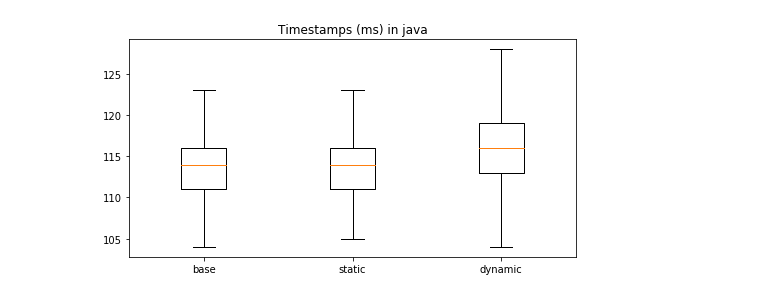
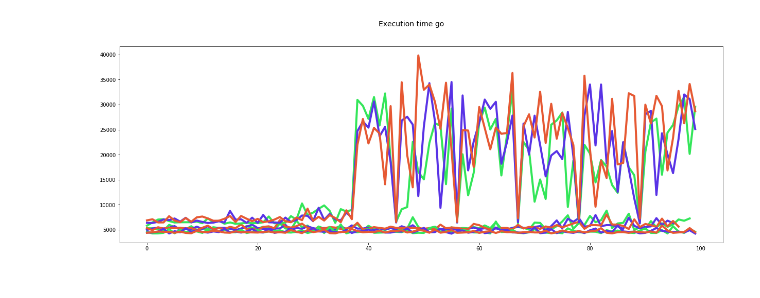
Before and after one commit to SINTEF-9012/thingml-diversifier, a Jupyter notebook: src/main/python/experiment1/performances.ipynb, the cells around one changed output. Cells and saved outputs as stored; diff of their text form; code cells hidden in the pictures.

```diff
--- a/src/main/python/experiment1/performances.ipynb
+++ b/src/main/python/experiment1/performances.ipynb
@@ -115,78 +115,85 @@ def plotTS(ts, language, mode):
 def plotMem(ts, language, mode):
     c = color(mode,1)
     fig.suptitle('Memory ' + language, fontsize=14)
-    for s in ts:
-        plt.plot(s, color=grey(mode), zorder=0)
+#     for s in ts:
+#         plt.plot(s, color=grey(mode), zorder=0)
     avg = []
     for i in range(0, np.array(ts).shape[1]):
         avg.append(np.mean(np.array(ts)[:, i]))
     plt.plot(avg, color=c, linewidth=4, zorder=1)
-    mean = np.mean(np.array(ts).flatten())
-    std = np.std(np.array(ts))
-    plt.plot(bounds(mode, ts[0]), [mean-std, mean+std], linewidth=8, color='black', ls='dotted', zorder=2)
+#     mean = np.mean(np.array(ts).flatten())
+#     std = np.std(np.array(ts))
+#     plt.plot(bounds(mode, ts[0]), [mean-std, mean+std], linewidth=8, color='black', ls='dotted', zorder=2)
 
 def plotT(t, language, mode):
     c = color(mode,1)
     fig.suptitle('Execution time ' + language, fontsize=14)
     plt.plot(t, color=c, linewidth=4, zorder=0)
-    mean = np.mean(np.array(t).flatten())
-    std = np.mean(np.array(t).flatten())
-    plt.plot(bounds(mode, t), [mean-std, mean+std], linewidth=8, color='black', ls='dotted', zorder=1)
+#     mean = np.mean(np.array(t).flatten())
+#     std = np.mean(np.array(t).flatten())
+#     plt.plot(bounds(mode, t), [mean-std, mean+std], linewidth=8, color='black', ls='dotted', zorder=1)
 # %%
 #FIXME: not the most efficient code ever...
+fig = plt.figure(fig_counter, figsize=(21,7))
+fig_counter = fig_counter + 1
 for language in languages:
-    global fig_counter
+#     global fig_counter
 
 #     fig = plt.figure(fig_counter, figsize=(21,7))
 #     for mode in modes:
 #         ts, mem, t = allData(language, mode)
 #         plotTS(ts, language, mode)
 #     plt.show()
 #     fig_counter = fig_counter + 1
 
-#     fig = plt.figure(fig_counter, figsize=(21,7))
+
+    for mode in modes:
+        ts, mem, t = allData(language, mode)
+        plotT(t, language, mode)
+plt.show()
+
+
+fig = plt.figure(fig_counter, figsize=(21,7))
+fig_counter = fig_counter + 1
+for language in languages:
+#     global fig_counter
+
+    fig = plt.figure(fig_counter, figsize=(21,7))
+    for mode in modes:
+        ts, mem, t = allData(language, mode)
+        plotMem(mem, language, mode)
+plt.show()
+
+
+
+#     all_ts = []
+#     all_t = []
+#     all_mem = []
 #     for mode in modes:
 #         ts, mem, t = allData(language, mode)
-#         plotT(t, language, mode)
+#         all_ts.append(np.array(ts).flatten())
+#         all_t.append(np.array(t).flatten()/1000)
+#         all_mem.append(np.array(mem).flatten()/1000)
+
+#     #fig = plt.figure(fig_counter, figsize=(8,4))
+#     plt.boxplot(all_ts, 0, '')
+#     plt.xticks(range(1, 4), ('base', 'static', 'dynamic'))
+#     plt.title('Timestamps (ms) in ' + language)
 #     plt.show()
 #     fig_counter = fig_counter + 1
 
-#     fig = plt.figure(fig_counter, figsize=(21,7))
-#     for mode in modes:
-#         ts, mem, t = allData(language, mode)
-#         plotMem(mem, language, mode)
+#     #fig = plt.figure(fig_counter, figsize=(8,4))
+#     plt.boxplot(all_t, 0, '')
+#     plt.xticks(range(1, 4), ('base', 'static', 'dynamic'))
+#     plt.title('Total execution time (s) in ' + language)
 #     plt.show()
 #     fig_counter = fig_counter + 1
 
-
-    all_ts = []
-    all_t = []
-    all_mem = []
-    for mode in modes:
-        ts, mem, t = allData(language, mode)
-        all_ts.append(np.array(ts).flatten())
-        all_t.append(np.array(t).flatten()/1000)
-        all_mem.append(np.array(mem).flatten()/1000)
-
-    fig = plt.figure(fig_counter, figsize=(8,4))
-    plt.boxplot(all_ts, 0, '')
-    plt.xticks(range(1, 4), ('base', 'static', 'dynamic'))
-    plt.title('Timestamps (ms) in ' + language)
-    plt.show()
-    fig_counter = fig_counter + 1
-
-    fig = plt.figure(fig_counter, figsize=(8,4))
-    plt.boxplot(all_t, 0, '')
-    plt.xticks(range(1, 4), ('base', 'static', 'dynamic'))
-    plt.title('Total execution time (s) in ' + language)
-    plt.show()
-    fig_counter = fig_counter + 1
-
-    fig = plt.figure(fig_counter, figsize=(8,4))
-    plt.boxplot(all_mem, 0, '')
-    plt.xticks(range(1, 4), ('base', 'static', 'dynamic'))
-    plt.title('Memory (kb) in ' + language)
-    plt.show()
-    fig_counter = fig_counter + 1
+#     #fig = plt.figure(fig_counter, figsize=(8,4))
+#     plt.boxplot(all_mem, 0, '')
+#     plt.xticks(range(1, 4), ('base', 'static', 'dynamic'))
+#     plt.title('Memory (kb) in ' + language)
+#     plt.show()
+#     fig_counter = fig_counter + 1
 # %% [output]
-[figure, old version]
+[figure, new version]
```
Also changed, not shown: parts of 2 cells of this notebook, 41 other files.
